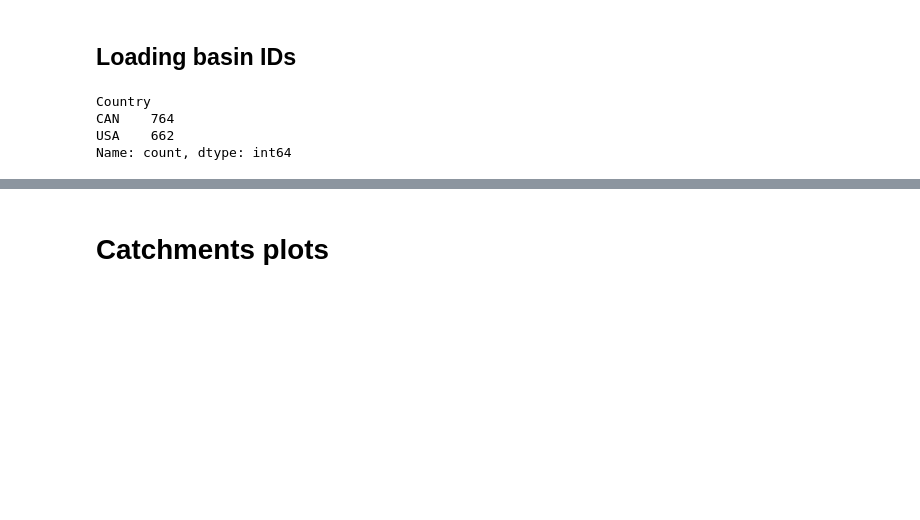
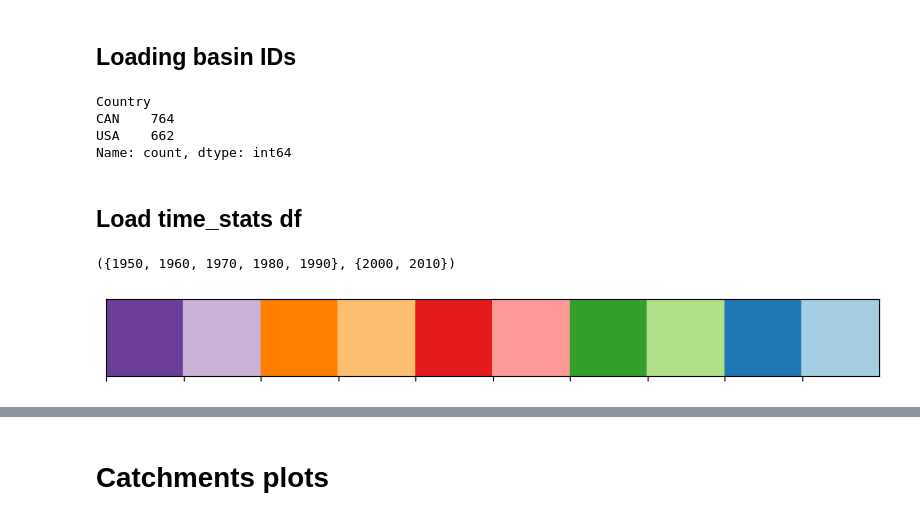
Before and after one commit to jpcurbelo/camels-spat-to-nh, a Jupyter notebook: camels_spat_plots.ipynb, the cells around one changed output, grey strips where cells are left out. Drawn from its saved outputs; the diff is of its cells as text; code cells hidden in the pictures; blank space fills up the shorter version.

```diff
--- a/camels_spat_plots.ipynb
+++ b/camels_spat_plots.ipynb
@@ -59,3 +32,12 @@ BASIN_SET_FILES_DIR = os.path.join(INPUT_FILES_DIR, 'merged_lumped_shapes')
+# %%
+data_dir, data_gen = load_util_data(CURRENT_DIR)
+
+BASINS_DIR = data_dir['data_dir_camels_spat_nh']
+DATASET = data_dir['data_dir_camels_spat_nh'].split('/')[-1]
+INPUT_FILES_DIR = data_dir['data_dir_camels_spat_nh']
+BASIN_SET_FILES_DIR = os.path.join(INPUT_FILES_DIR, 'merged_lumped_shapes')
+
+COUNTRIES = data_gen['countries']
 # %% [markdown]
 ## Load unusable basins
 # %%
@@ -93,3 +75,28 @@ gdf_borders = gdf_borders.set_crs(common_crs, allow_override=True)
 # %%
 gdf_borders = gdf_borders.to_crs(common_crs)
 gdf_borders = gdf_borders.set_crs(common_crs, allow_override=True)
+# %% [markdown]
+## Load time_stats df
+# %%
+# Load the DataFrame from the CSV file
+file_path = os.path.join(BASINS_DIR, f'camels_spat_1426_dates_stats.csv')
+all_time_stats_df = pd.read_csv(file_path)
+# %%
+set(all_time_stats_df['Start_decade']), set (all_time_stats_df['End_decade'])
+# %% [output]
+({1950, 1960, 1970, 1980, 1990}, {2000, 2010})
+# %%
+# Get unique start and end decades
+start_decades = sorted(set(all_time_stats_df['Start_decade']))
+end_decades = sorted(set(all_time_stats_df['End_decade']))
+
+# Generate a color palette using seaborn's Paired palette
+palette = sns.color_palette("Paired", len(start_decades) * len(end_decades))
+
+# Reverse the palette
+reversed_palette = palette[::-1]
+
+# Plot the reversed palette
+sns.palplot(reversed_palette)
+# %% [output]
+[figure, added]
```
Also changed, not shown: parts of 14 cells of this notebook, 4 other files.
